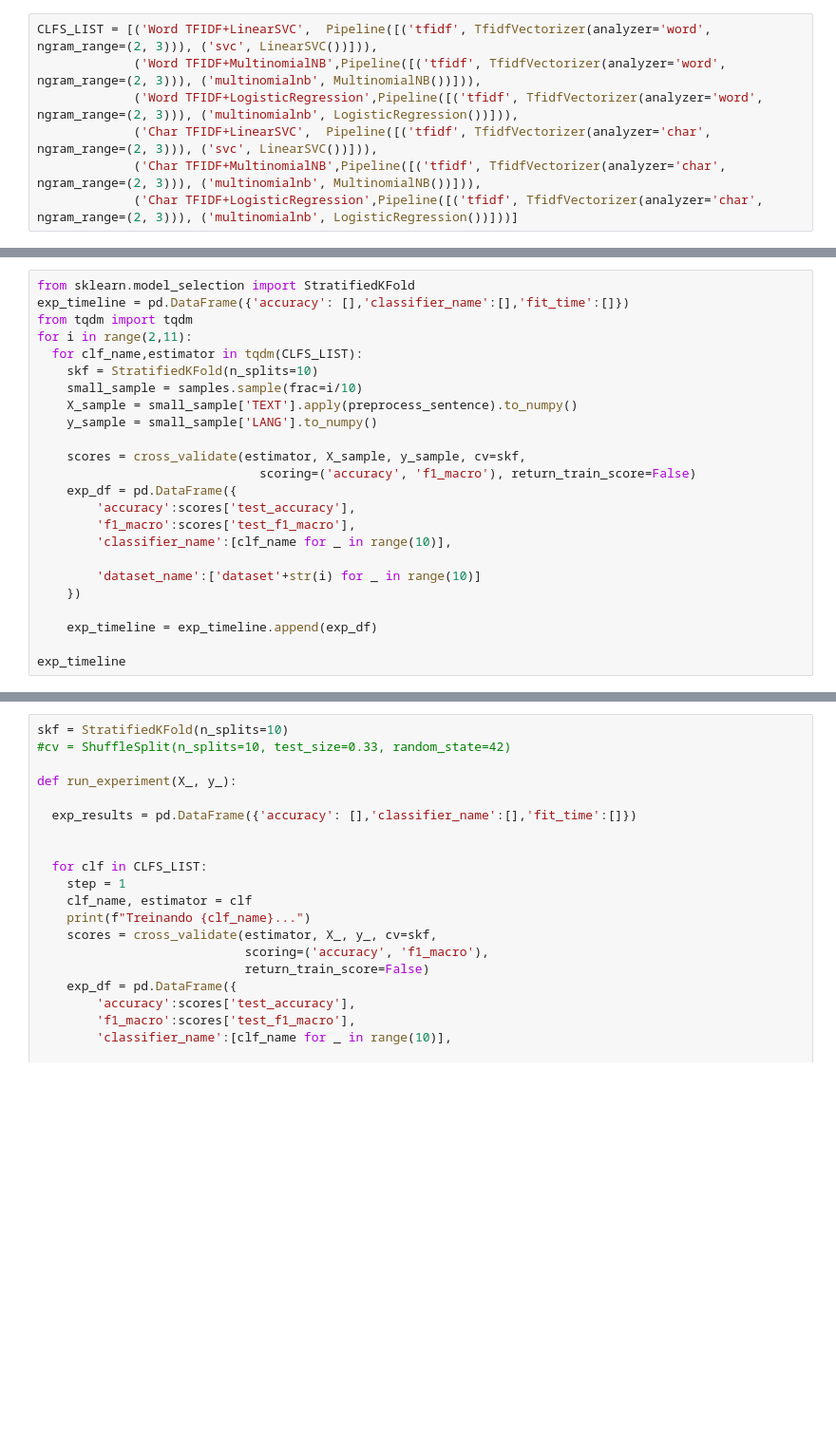
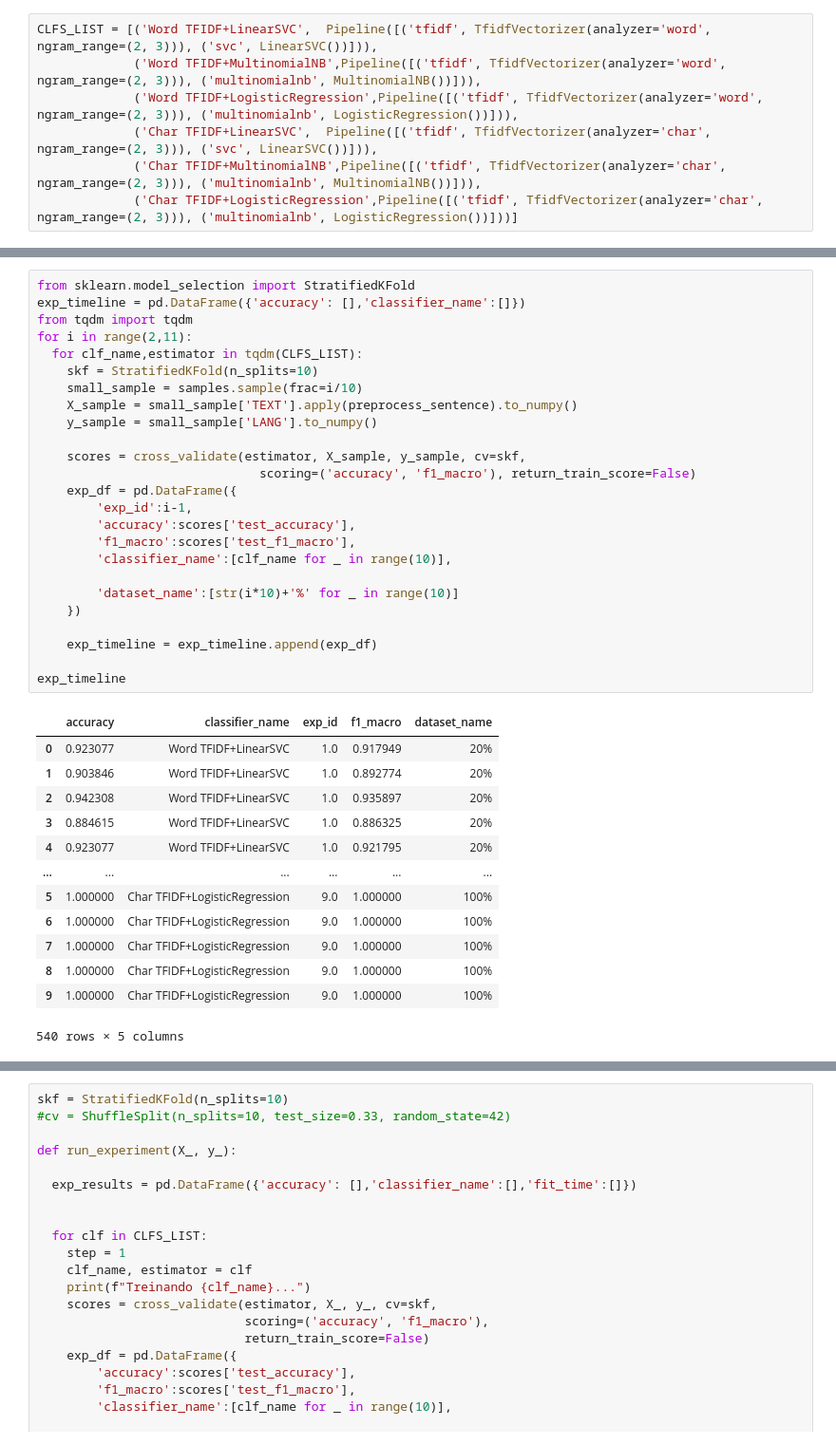
Before and after one commit to Tiagoblima/brazilian-languages-eniac2021, a Jupyter notebook: Supervised_Classification_Benchmark.ipynb, the cells around one changed output, grey strips where cells are left out. Shown at 95% size. Cells and saved outputs as stored; diff of their text form; blank space fills up the shorter version.

```diff
--- a/Supervised_Classification_Benchmark.ipynb
+++ b/Supervised_Classification_Benchmark.ipynb
@@ -185,25 +191,40 @@ kayapo           6
 dtype: int64
 # %%
 from sklearn.model_selection import StratifiedKFold
-exp_timeline = pd.DataFrame({'accuracy': [],'classifier_name':[],'fit_time':[]})
+exp_timeline = pd.DataFrame({'accuracy': [],'classifier_name':[]})
 from tqdm import tqdm
 for i in range(2,11):
   for clf_name,estimator in tqdm(CLFS_LIST):
     skf = StratifiedKFold(n_splits=10)
     small_sample = samples.sample(frac=i/10)
     X_sample = small_sample['TEXT'].apply(preprocess_sentence).to_numpy()
     y_sample = small_sample['LANG'].to_numpy()
 
     scores = cross_validate(estimator, X_sample, y_sample, cv=skf,
                               scoring=('accuracy', 'f1_macro'), return_train_score=False)
     exp_df = pd.DataFrame({
+        'exp_id':i-1,
         'accuracy':scores['test_accuracy'],
         'f1_macro':scores['test_f1_macro'],
         'classifier_name':[clf_name for _ in range(10)],
 
-        'dataset_name':['dataset'+str(i) for _ in range(10)]
+        'dataset_name':[str(i*10)+'%' for _ in range(10)]
     })
 
     exp_timeline = exp_timeline.append(exp_df)
 
 exp_timeline
+# %% [output]
+|  | accuracy | classifier_name | exp_id | f1_macro | dataset_name |
+| 0 | 0.923077 | Word TFIDF+LinearSVC | 1.0 | 0.917949 | 20% |
+| 1 | 0.903846 | Word TFIDF+LinearSVC | 1.0 | 0.892774 | 20% |
+| 2 | 0.942308 | Word TFIDF+LinearSVC | 1.0 | 0.935897 | 20% |
+| 3 | 0.884615 | Word TFIDF+LinearSVC | 1.0 | 0.886325 | 20% |
+| 4 | 0.923077 | Word TFIDF+LinearSVC | 1.0 | 0.921795 | 20% |
+| ... | ... | ... | ... | ... | ... |
+| 5 | 1.000000 | Char TFIDF+LogisticRegression | 9.0 | 1.000000 | 100% |
+| 6 | 1.000000 | Char TFIDF+LogisticRegression | 9.0 | 1.000000 | 100% |
+| 7 | 1.000000 | Char TFIDF+LogisticRegression | 9.0 | 1.000000 | 100% |
+| 8 | 1.000000 | Char TFIDF+LogisticRegression | 9.0 | 1.000000 | 100% |
+| 9 | 1.000000 | Char TFIDF+LogisticRegression | 9.0 | 1.000000 | 100% |
+540 rows × 5 columns
```
Also changed, not shown: parts of 19 cells of this notebook.
